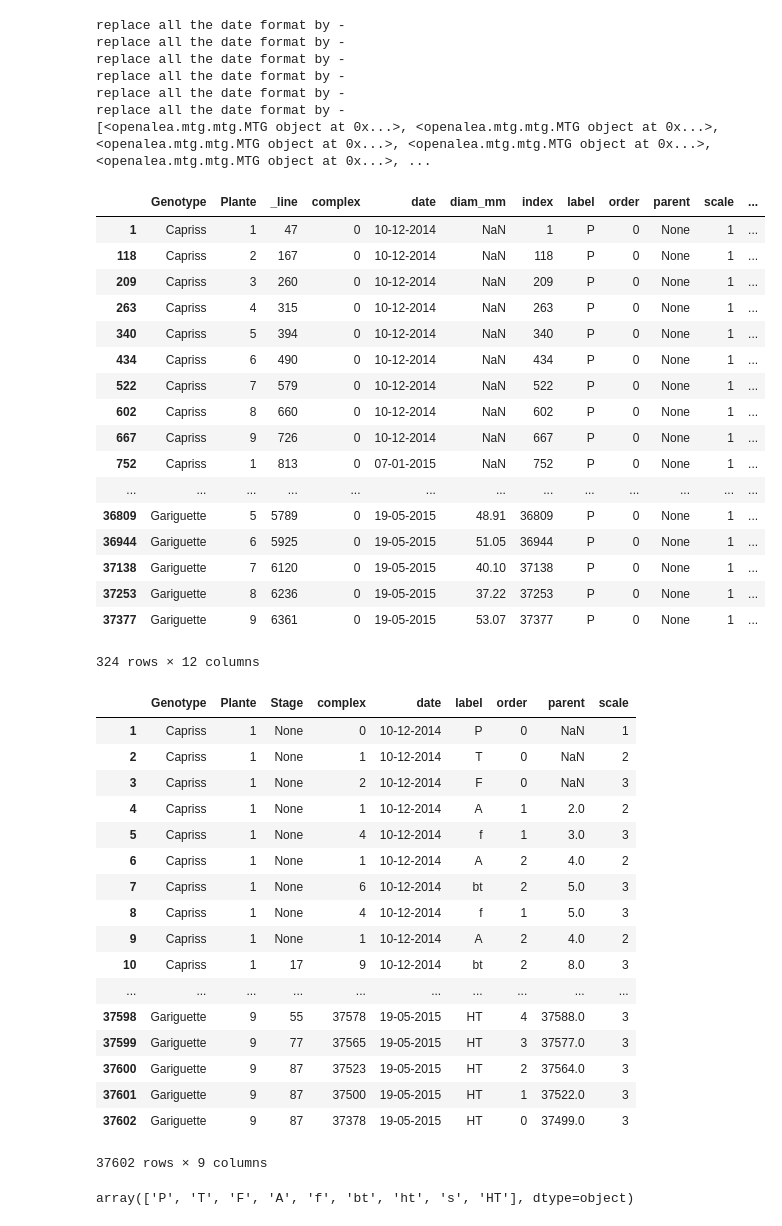
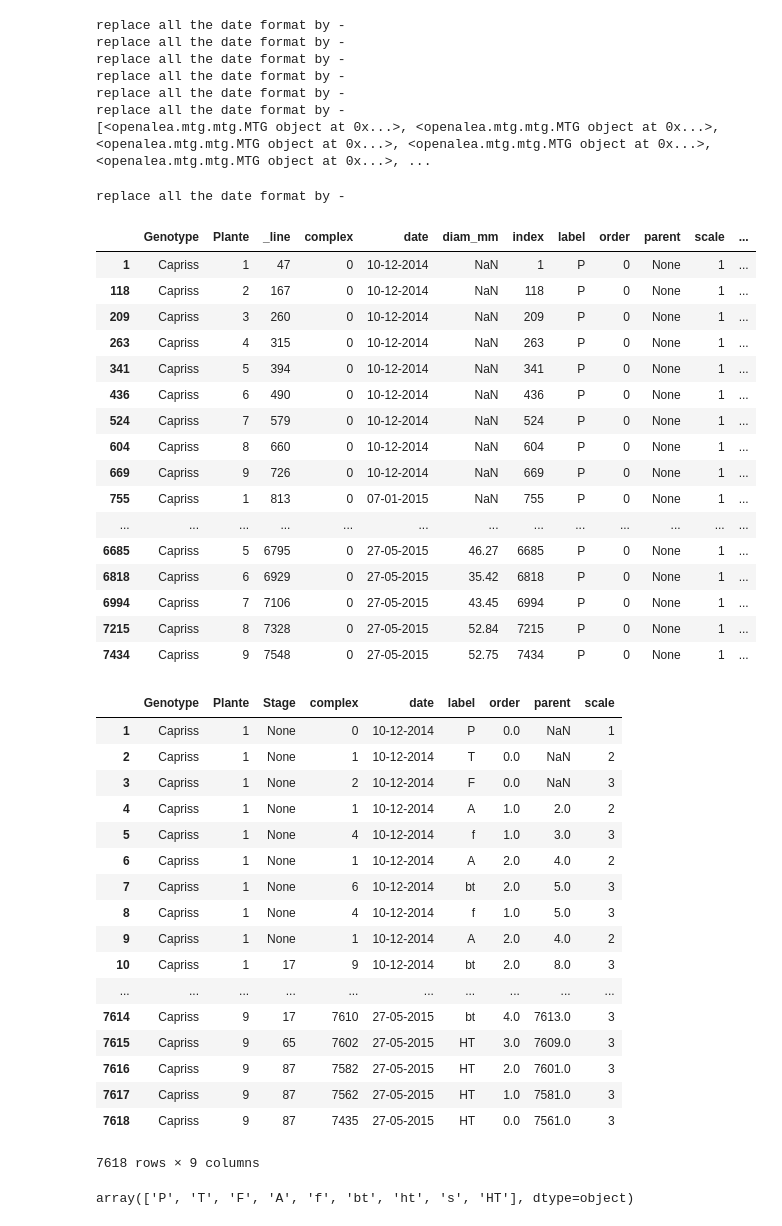
Before and after one commit to openalea/strawberry, a Jupyter notebook: strawberry/example/MTG_analysis.ipynb, the cells around one changed output. Cells and saved outputs as stored; diff of their text form; code cells hidden in the pictures.

```diff
--- a/strawberry/example/MTG_analysis.ipynb
+++ b/strawberry/example/MTG_analysis.ipynb
@@ -72,29 +72,29 @@ replace all the date format by -
 replace all the date format by -
 [<openalea.mtg.mtg.MTG object at 0x...>, <openalea.mtg.mtg.MTG object at 0x...>, <openalea.mtg.mtg.MTG object at 0x...>, <openalea.mtg.mtg.MTG object at 0x...>, <openalea.mtg.mtg.MTG object at 0x...>, ...
 # %%
-#g=MTG(files[0])
-g=reduce(union,gs)
+g=MTG(files[0])
+#g=reduce(union,gs)
 df = analysis.to_dataframe(g, vertices=g.vertices(scale=1))
 df
 # %% [output]
+replace all the date format by -
 |  | Genotype | Plante | _line | complex | date | diam_mm | index | label | order | parent | scale | ... |
 | 1 | Capriss | 1 | 47 | 0 | 10-12-2014 | NaN | 1 | P | 0 | None | 1 | ... |
 | 118 | Capriss | 2 | 167 | 0 | 10-12-2014 | NaN | 118 | P | 0 | None | 1 | ... |
 | 209 | Capriss | 3 | 260 | 0 | 10-12-2014 | NaN | 209 | P | 0 | None | 1 | ... |
 | 263 | Capriss | 4 | 315 | 0 | 10-12-2014 | NaN | 263 | P | 0 | None | 1 | ... |
-| 340 | Capriss | 5 | 394 | 0 | 10-12-2014 | NaN | 340 | P | 0 | None | 1 | ... |
-| 434 | Capriss | 6 | 490 | 0 | 10-12-2014 | NaN | 434 | P | 0 | None | 1 | ... |
-| 522 | Capriss | 7 | 579 | 0 | 10-12-2014 | NaN | 522 | P | 0 | None | 1 | ... |
-| 602 | Capriss | 8 | 660 | 0 | 10-12-2014 | NaN | 602 | P | 0 | None | 1 | ... |
-| 667 | Capriss | 9 | 726 | 0 | 10-12-2014 | NaN | 667 | P | 0 | None | 1 | ... |
-| 752 | Capriss | 1 | 813 | 0 | 07-01-2015 | NaN | 752 | P | 0 | None | 1 | ... |
+| 341 | Capriss | 5 | 394 | 0 | 10-12-2014 | NaN | 341 | P | 0 | None | 1 | ... |
+| 436 | Capriss | 6 | 490 | 0 | 10-12-2014 | NaN | 436 | P | 0 | None | 1 | ... |
+| 524 | Capriss | 7 | 579 | 0 | 10-12-2014 | NaN | 524 | P | 0 | None | 1 | ... |
+| 604 | Capriss | 8 | 660 | 0 | 10-12-2014 | NaN | 604 | P | 0 | None | 1 | ... |
+| 669 | Capriss | 9 | 726 | 0 | 10-12-2014 | NaN | 669 | P | 0 | None | 1 | ... |
+| 755 | Capriss | 1 | 813 | 0 | 07-01-2015 | NaN | 755 | P | 0 | None | 1 | ... |
 | ... | ... | ... | ... | ... | ... | ... | ... | ... | ... | ... | ... | ... |
-| 36809 | Gariguette | 5 | 5789 | 0 | 19-05-2015 | 48.91 | 36809 | P | 0 | None | 1 | ... |
-| 36944 | Gariguette | 6 | 5925 | 0 | 19-05-2015 | 51.05 | 36944 | P | 0 | None | 1 | ... |
-| 37138 | Gariguette | 7 | 6120 | 0 | 19-05-2015 | 40.10 | 37138 | P | 0 | None | 1 | ... |
-| 37253 | Gariguette | 8 | 6236 | 0 | 19-05-2015 | 37.22 | 37253 | P | 0 | None | 1 | ... |
-| 37377 | Gariguette | 9 | 6361 | 0 | 19-05-2015 | 53.07 | 37377 | P | 0 | None | 1 | ... |
+| 6685 | Capriss | 5 | 6795 | 0 | 27-05-2015 | 46.27 | 6685 | P | 0 | None | 1 | ... |
+| 6818 | Capriss | 6 | 6929 | 0 | 27-05-2015 | 35.42 | 6818 | P | 0 | None | 1 | ... |
+| 6994 | Capriss | 7 | 7106 | 0 | 27-05-2015 | 43.45 | 6994 | P | 0 | None | 1 | ... |
+| 7215 | Capriss | 8 | 7328 | 0 | 27-05-2015 | 52.84 | 7215 | P | 0 | None | 1 | ... |
+| 7434 | Capriss | 9 | 7548 | 0 | 27-05-2015 | 52.75 | 7434 | P | 0 | None | 1 | ... |
-324 rows × 12 columns
 # %%
 from strawberry import analysis
 reload(analysis)
@@ -103,23 +103,23 @@ df =analysis.strawberry_dataframe(g)
 df
 # %% [output]
 |  | Genotype | Plante | Stage | complex | date | label | order | parent | scale |
-| 1 | Capriss | 1 | None | 0 | 10-12-2014 | P | 0 | NaN | 1 |
-| 2 | Capriss | 1 | None | 1 | 10-12-2014 | T | 0 | NaN | 2 |
-| 3 | Capriss | 1 | None | 2 | 10-12-2014 | F | 0 | NaN | 3 |
-| 4 | Capriss | 1 | None | 1 | 10-12-2014 | A | 1 | 2.0 | 2 |
-| 5 | Capriss | 1 | None | 4 | 10-12-2014 | f | 1 | 3.0 | 3 |
-| 6 | Capriss | 1 | None | 1 | 10-12-2014 | A | 2 | 4.0 | 2 |
-| 7 | Capriss | 1 | None | 6 | 10-12-2014 | bt | 2 | 5.0 | 3 |
-| 8 | Capriss | 1 | None | 4 | 10-12-2014 | f | 1 | 5.0 | 3 |
-| 9 | Capriss | 1 | None | 1 | 10-12-2014 | A | 2 | 4.0 | 2 |
-| 10 | Capriss | 1 | 17 | 9 | 10-12-2014 | bt | 2 | 8.0 | 3 |
+| 1 | Capriss | 1 | None | 0 | 10-12-2014 | P | 0.0 | NaN | 1 |
+| 2 | Capriss | 1 | None | 1 | 10-12-2014 | T | 0.0 | NaN | 2 |
+| 3 | Capriss | 1 | None | 2 | 10-12-2014 | F | 0.0 | NaN | 3 |
+| 4 | Capriss | 1 | None | 1 | 10-12-2014 | A | 1.0 | 2.0 | 2 |
+| 5 | Capriss | 1 | None | 4 | 10-12-2014 | f | 1.0 | 3.0 | 3 |
+| 6 | Capriss | 1 | None | 1 | 10-12-2014 | A | 2.0 | 4.0 | 2 |
+| 7 | Capriss | 1 | None | 6 | 10-12-2014 | bt | 2.0 | 5.0 | 3 |
+| 8 | Capriss | 1 | None | 4 | 10-12-2014 | f | 1.0 | 5.0 | 3 |
+| 9 | Capriss | 1 | None | 1 | 10-12-2014 | A | 2.0 | 4.0 | 2 |
+| 10 | Capriss | 1 | 17 | 9 | 10-12-2014 | bt | 2.0 | 8.0 | 3 |
 | ... | ... | ... | ... | ... | ... | ... | ... | ... | ... |
-| 37598 | Gariguette | 9 | 55 | 37578 | 19-05-2015 | HT | 4 | 37588.0 | 3 |
-| 37599 | Gariguette | 9 | 77 | 37565 | 19-05-2015 | HT | 3 | 37577.0 | 3 |
-| 37600 | Gariguette | 9 | 87 | 37523 | 19-05-2015 | HT | 2 | 37564.0 | 3 |
-| 37601 | Gariguette | 9 | 87 | 37500 | 19-05-2015 | HT | 1 | 37522.0 | 3 |
-| 37602 | Gariguette | 9 | 87 | 37378 | 19-05-2015 | HT | 0 | 37499.0 | 3 |
+| 7614 | Capriss | 9 | 17 | 7610 | 27-05-2015 | bt | 4.0 | 7613.0 | 3 |
+| 7615 | Capriss | 9 | 65 | 7602 | 27-05-2015 | HT | 3.0 | 7609.0 | 3 |
+| 7616 | Capriss | 9 | 87 | 7582 | 27-05-2015 | HT | 2.0 | 7601.0 | 3 |
+| 7617 | Capriss | 9 | 87 | 7562 | 27-05-2015 | HT | 1.0 | 7581.0 | 3 |
+| 7618 | Capriss | 9 | 87 | 7435 | 27-05-2015 | HT | 0.0 | 7561.0 | 3 |
-37602 rows × 9 columns
+7618 rows × 9 columns
 # %%
 df.to_csv('Data.csv')
 # %%
```
Also changed, not shown: parts of 4 cells of this notebook, 3 other files.
